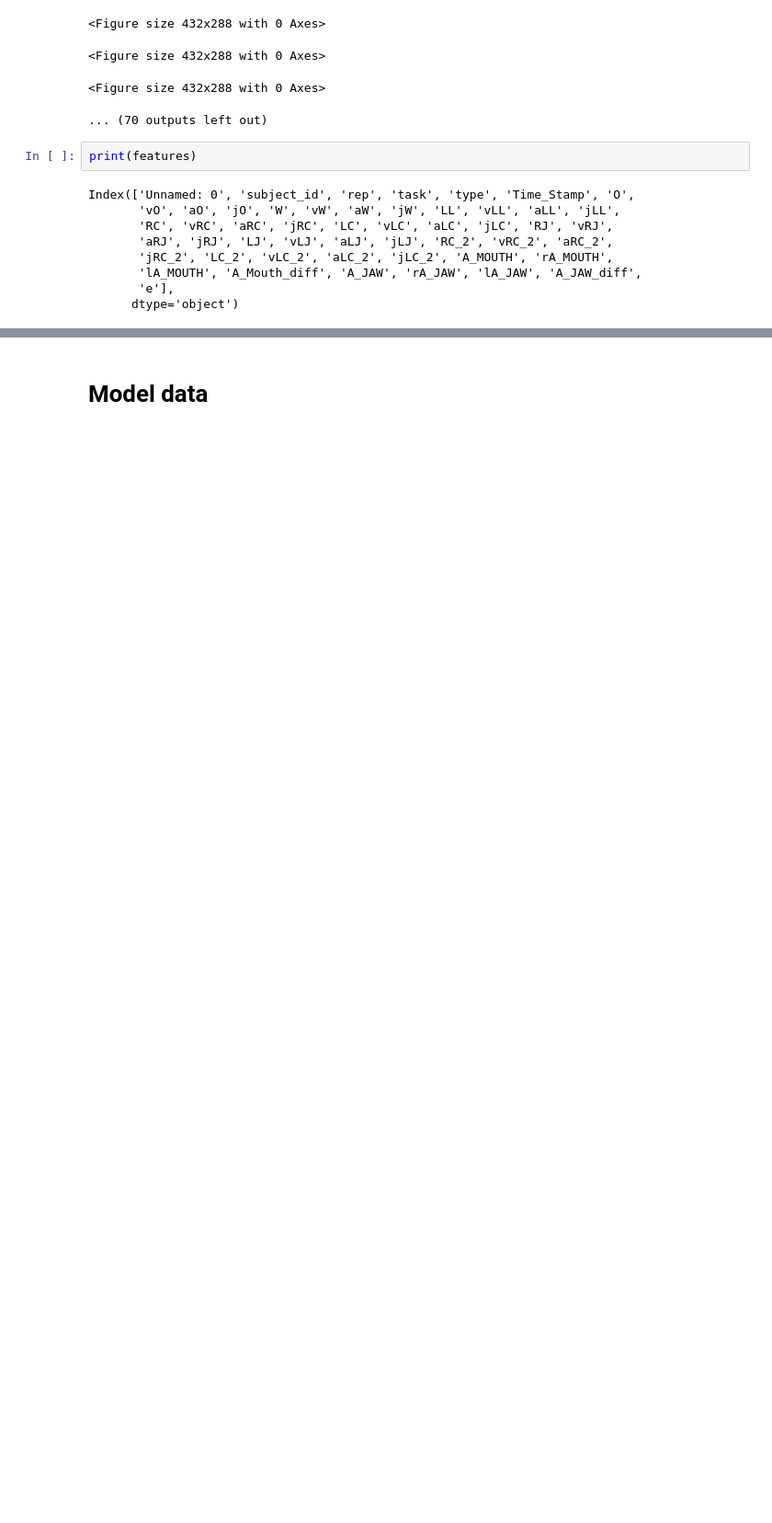
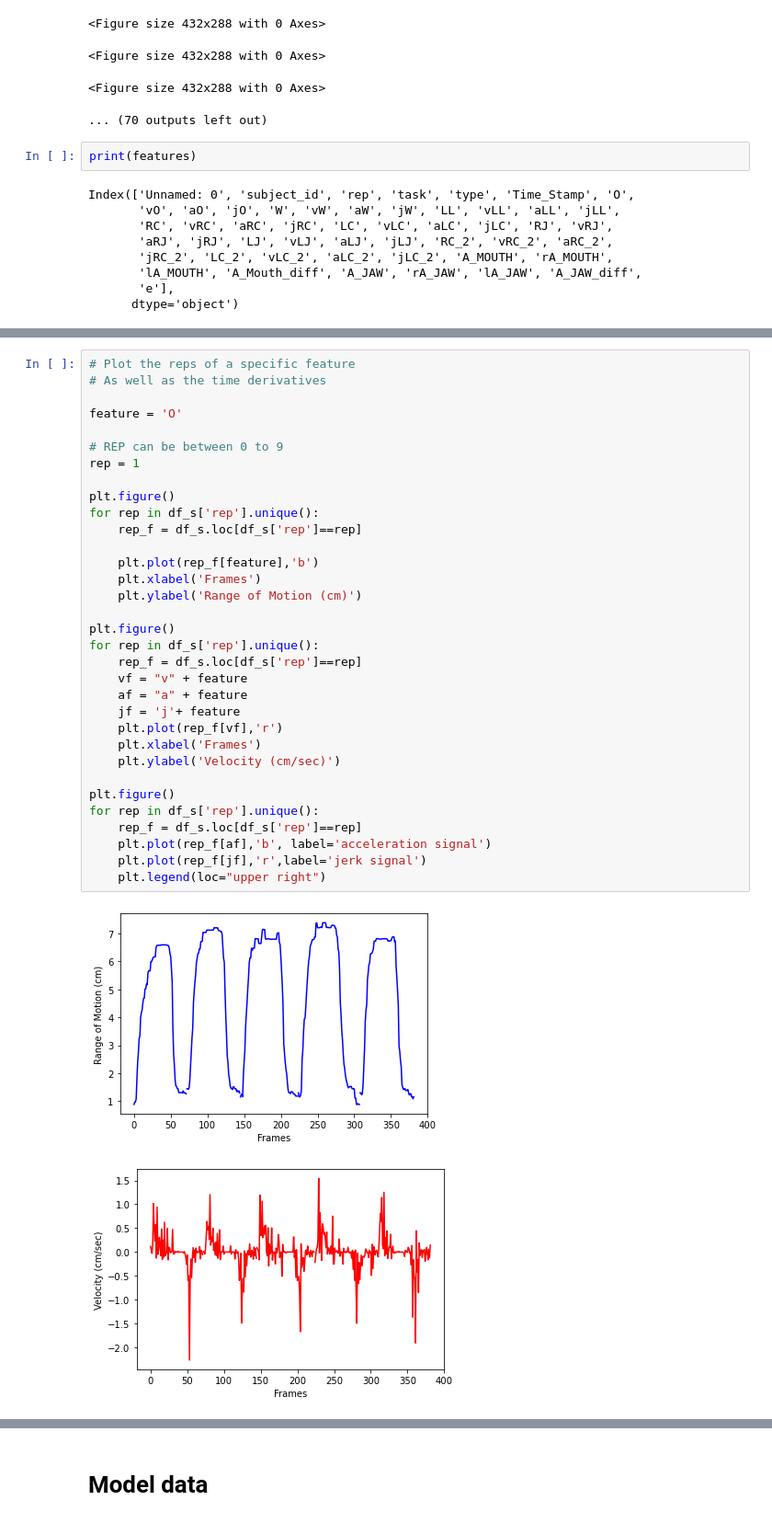
Before and after one commit to denizjafari/ClinicalScore, a Jupyter notebook: FeatureEngTesting.ipynb, the cells around one changed output, grey strips where cells are left out. Shown at 92% size. Saved outputs shown, nothing was run; the diff lists cells and outputs as text; blank space fills up the shorter version.

```diff
--- a/FeatureEngTesting.ipynb
+++ b/FeatureEngTesting.ipynb
@@ -234,0 +246,36 @@ plt.legend(loc="upper right")
+# %%
+# Plot the reps of a specific feature
+# As well as the time derivatives
+
+feature = 'O'
+
+# REP can be between 0 to 9
+rep = 1
+
+plt.figure()
+for rep in df_s['rep'].unique():
+    rep_f = df_s.loc[df_s['rep']==rep]
+
+    plt.plot(rep_f[feature],'b')
+    plt.xlabel('Frames')
+    plt.ylabel('Range of Motion (cm)')
+
+plt.figure()
+for rep in df_s['rep'].unique():
+    rep_f = df_s.loc[df_s['rep']==rep]
+    vf = "v" + feature
+    af = "a" + feature
+    jf = 'j'+ feature
+    plt.plot(rep_f[vf],'r')
+    plt.xlabel('Frames')
+    plt.ylabel('Velocity (cm/sec)')
+
+plt.figure()
+for rep in df_s['rep'].unique():
+    rep_f = df_s.loc[df_s['rep']==rep]
+    plt.plot(rep_f[af],'b', label='acceleration signal')
+    plt.plot(rep_f[jf],'r',label='jerk signal')
+    plt.legend(loc="upper right")
+# %% [output]
+[figure, added]
+[figure, added]
```
Also changed, not shown: parts of 9 cells of this notebook, 3 other files.
